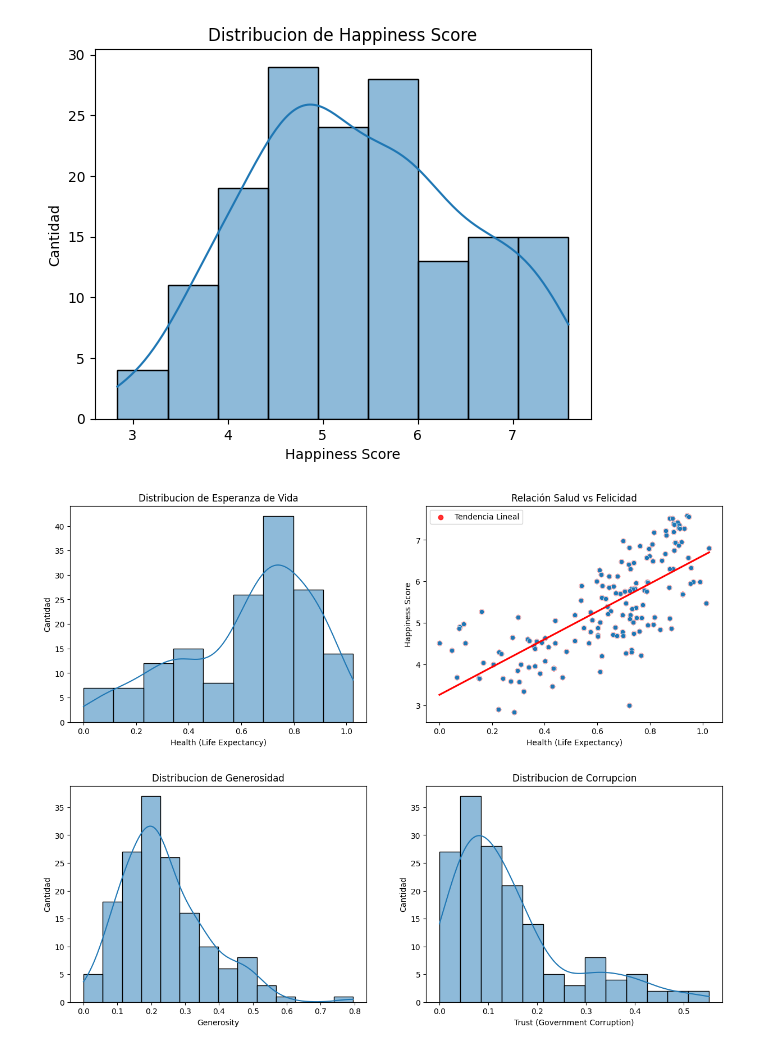
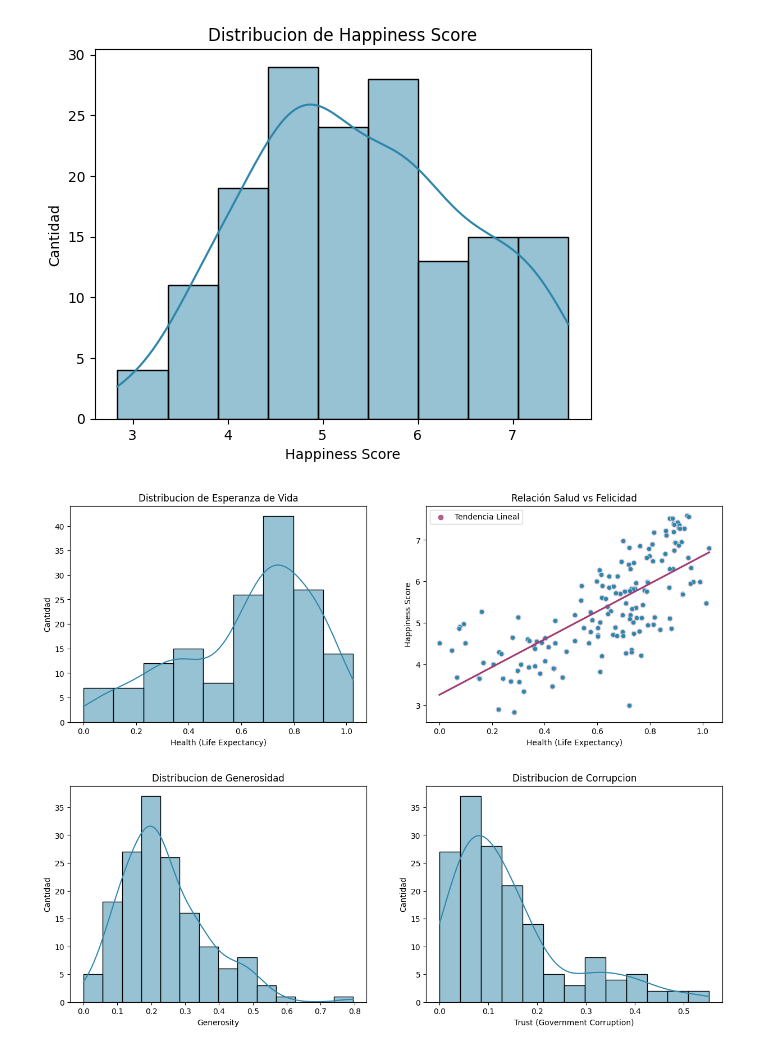
Before and after one commit to PapConAbrilar/Proyecto_Happiness, a Jupyter notebook: Proyecto.ipynb, the cells around one changed output. Saved outputs shown, nothing was run; the diff lists cells and outputs as text; code cells hidden in the pictures.

```diff
--- a/Proyecto.ipynb
+++ b/Proyecto.ipynb
@@ -81,20 +80,20 @@ plt.show()
 # %%
 plt.figure(figsize=(15,5))
 plt.subplot(121)
 
 salud = datos['Health (Life Expectancy)']
-sns.histplot(salud, kde=True)
+sns.histplot(salud, kde=True, color='#2E86AB')
 plt.title('Distribucion de Esperanza de Vida')
 plt.ylabel('Cantidad')
 
 plt.subplot(122)
-sns.regplot(x=salud,y=felicidad,ci=True,color="red", label="Tendencia Lineal")
-sns.scatterplot(x=salud, y=felicidad)
+sns.regplot(x=salud,y=felicidad,ci=True,color='#A23B72', label="Tendencia Lineal")
+sns.scatterplot(x=salud, y=felicidad, color='#2E86AB')
 plt.title('Relación Salud vs Felicidad')
 
 plt.show()
 # %% [output]
-[figure, old version]
+[figure, new version]
 # %%
 generosidad = datos['Generosity']
 corrupcion = datos['Trust (Government Corruption)']
```
Also changed, not shown: parts of 11 cells of this notebook.
